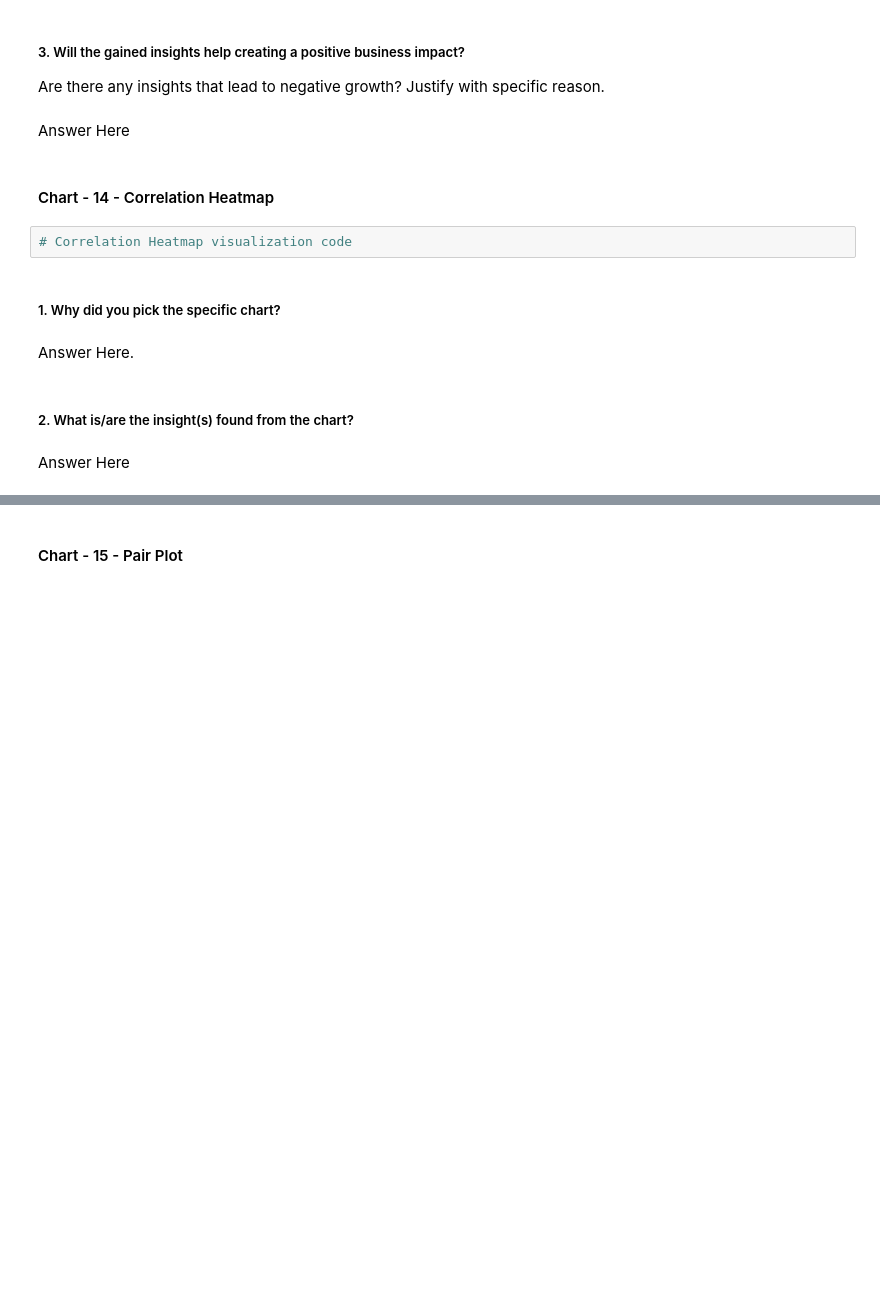
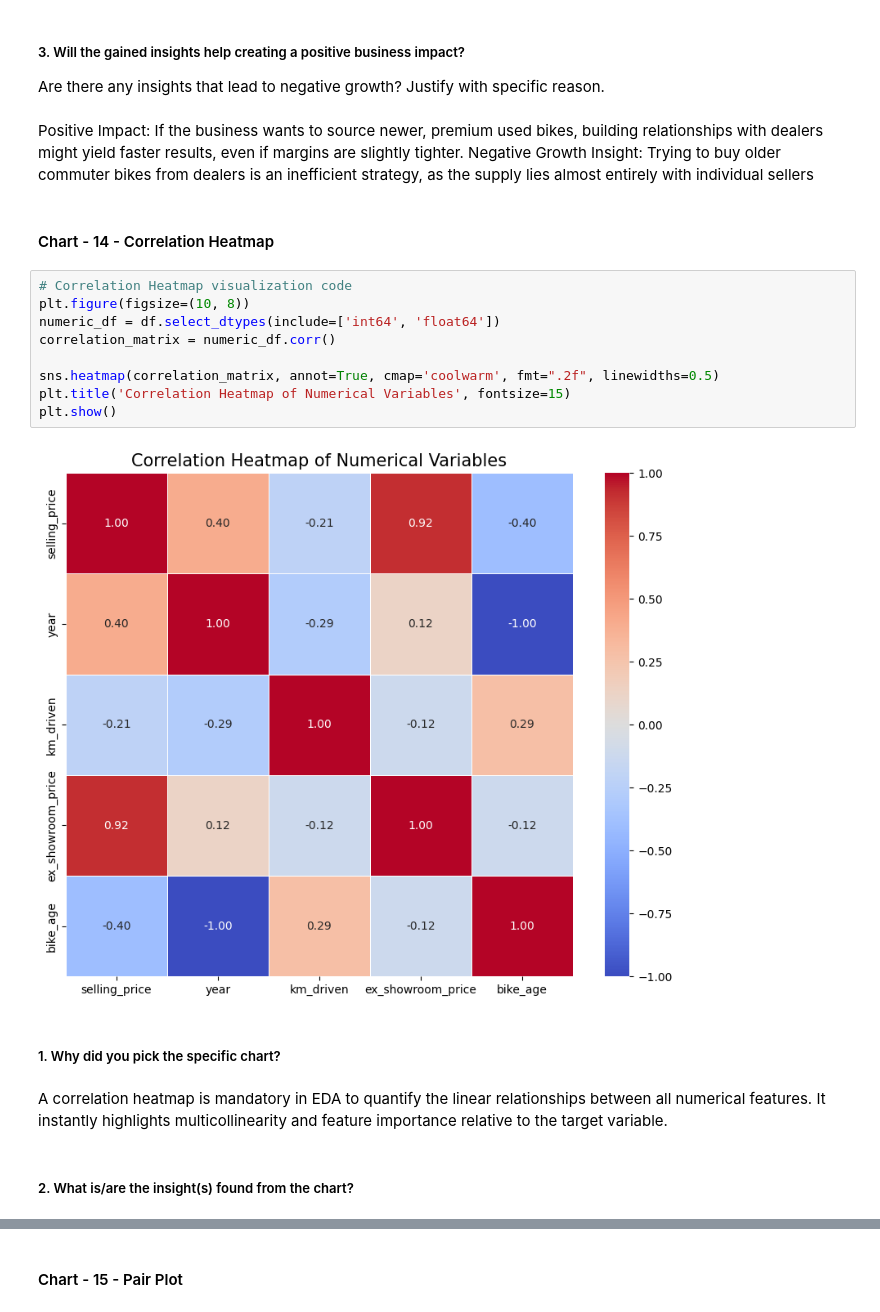
Before and after one commit to VishalChauhan85/Motorcycle-Dataset---ML, a Jupyter notebook: Motorcycle_Dataset_ML.ipynb, the cells around one changed output, grey strips where cells are left out. Drawn from its saved outputs; the diff is of its cells as text; blank space fills up the shorter version.

```diff
--- a/Motorcycle_Dataset_ML.ipynb
+++ b/Motorcycle_Dataset_ML.ipynb
@@ -589,17 +617,24 @@ Answer Here
 # %% [markdown]
 ##### 3. Will the gained insights help creating a positive business impact?
 Are there any insights that lead to negative growth? Justify with specific reason.
-# %% [markdown]
-Answer Here
+# %% [markdown]
+Positive Impact: If the business wants to source newer, premium used bikes, building relationships with dealers might yield faster results, even if margins are slightly tighter. Negative Growth Insight: Trying to buy older commuter bikes from dealers is an inefficient strategy, as the supply lies almost entirely with individual sellers
 # %% [markdown]
 #### Chart - 14 - Correlation Heatmap
-# %%
-# Correlation Heatmap visualization code
+# %%
+# Correlation Heatmap visualization code
+plt.figure(figsize=(10, 8))
+numeric_df = df.select_dtypes(include=['int64', 'float64'])
+correlation_matrix = numeric_df.corr()
+
+sns.heatmap(correlation_matrix, annot=True, cmap='coolwarm', fmt=".2f", linewidths=0.5)
+plt.title('Correlation Heatmap of Numerical Variables', fontsize=15)
+plt.show()
+# %% [output]
+[figure, added]
 # %% [markdown]
 ##### 1. Why did you pick the specific chart?
-# %% [markdown]
-Answer Here.
+# %% [markdown]
+A correlation heatmap is mandatory in EDA to quantify the linear relationships between all numerical features. It instantly highlights multicollinearity and feature importance relative to the target variable.
 # %% [markdown]
 ##### 2. What is/are the insight(s) found from the chart?
-# %% [markdown]
-Answer Here
```
Also changed, not shown: parts of 59 cells of this notebook.
